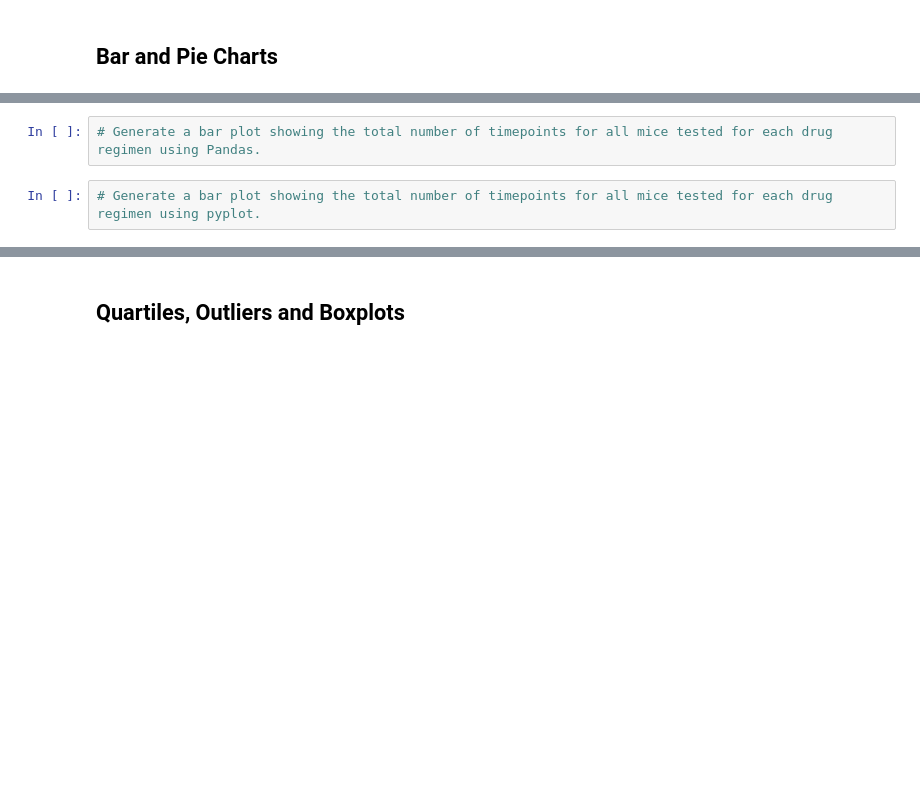
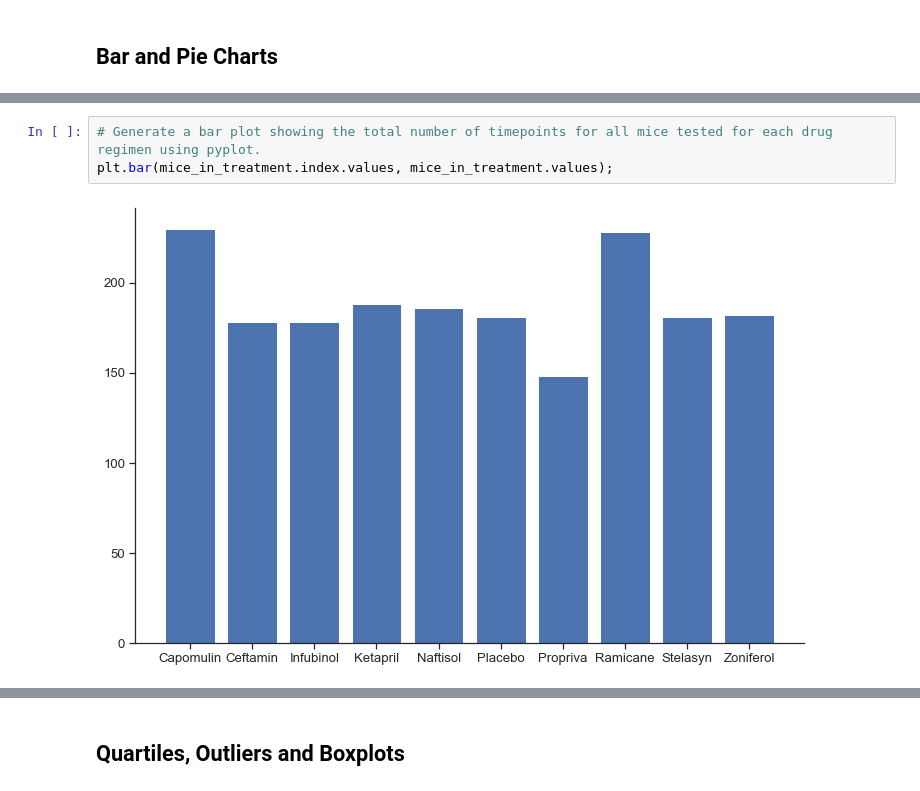
Before and after one commit to oh-be/Matplotlib-Challenge, a Jupyter notebook: Pymaceuticals/pymaceuticals_starter.ipynb, the cells around one changed output, grey strips where cells are left out. Cells and saved outputs as stored; diff of their text form; blank space fills up the shorter version.

```diff
--- a/Pymaceuticals/pymaceuticals_starter.ipynb
+++ b/Pymaceuticals/pymaceuticals_starter.ipynb
@@ -148,4 +167,5 @@ summary_table_aggregate
 # %%
-# Generate a bar plot showing the total number of timepoints for all mice tested for each drug regimen using Pandas.
+# Generate a bar plot showing the total number of timepoints for all mice tested for each drug regimen using pyplot.
+plt.bar(mice_in_treatment.index.values, mice_in_treatment.values);
+# %% [output]
+[figure, added]
-# %%
-# Generate a bar plot showing the total number of timepoints for all mice tested for each drug regimen using pyplot.
```
Also changed, not shown: parts of 6 cells of this notebook.
